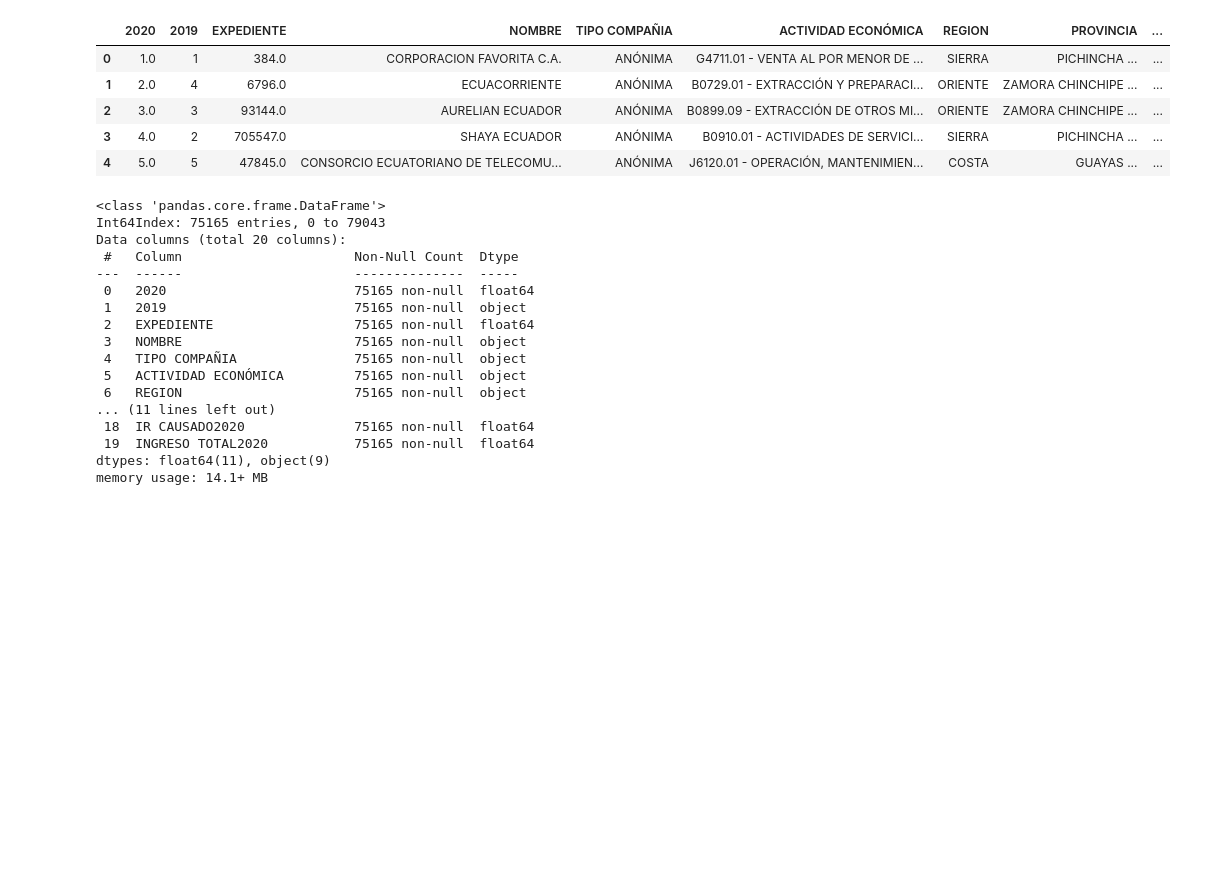
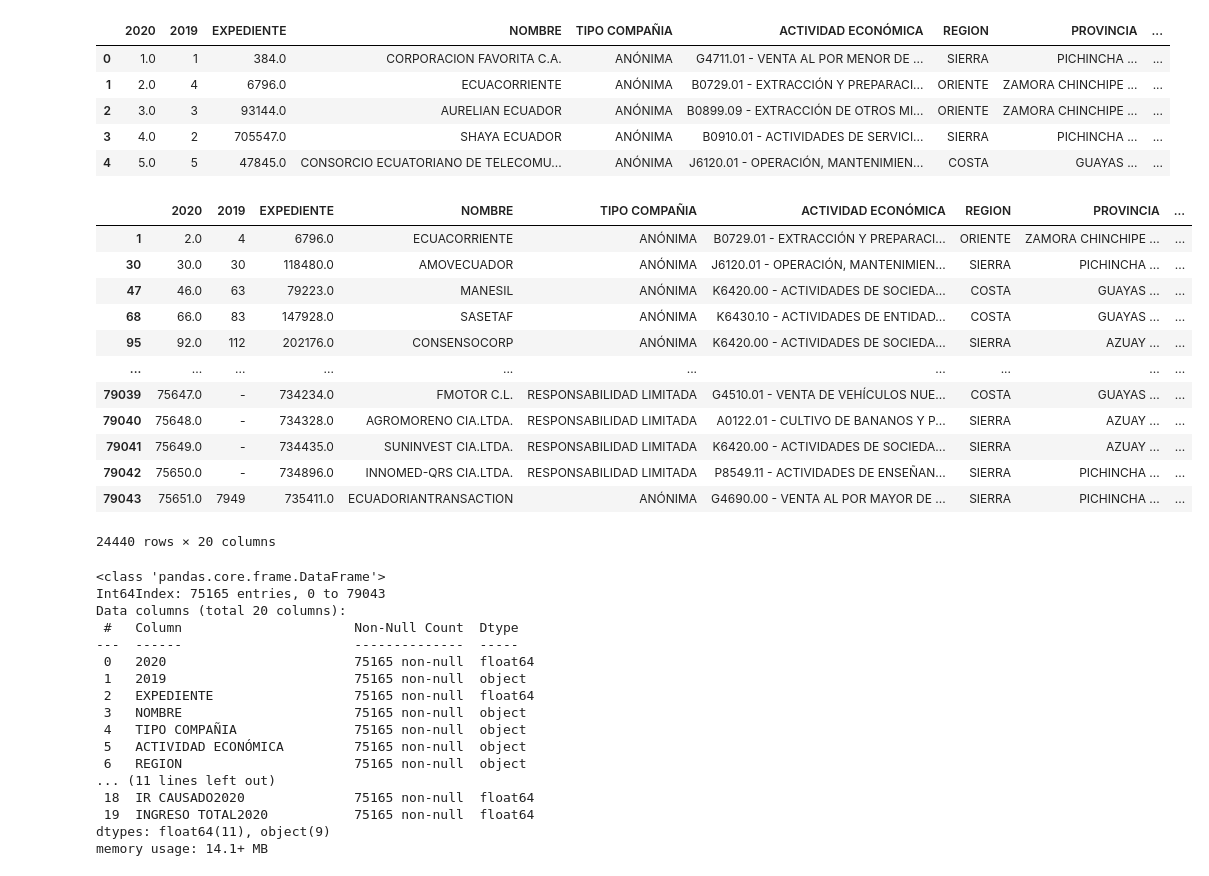
Before and after one commit to JFNebel/ecuadorian-graduates-workforce-mobility, a Jupyter notebook: Avance1/Datasets_preprocessing/CleaningSuperCias.ipynb, the cells around one changed output. Saved outputs shown, nothing was run; the diff lists cells and outputs as text; code cells hidden in the pictures; blank space fills up the shorter version.

```diff
--- a/Avance1/Datasets_preprocessing/CleaningSuperCias.ipynb
+++ b/Avance1/Datasets_preprocessing/CleaningSuperCias.ipynb
@@ -131,6 +131,23 @@ df['IR CAUSADO2020'] = df['IR CAUSADO2020'].str.replace(',','')
 df['IR CAUSADO2020'] = pd.to_numeric(df['IR CAUSADO2020'])
 df['INGRESO TOTAL2020'] = df['INGRESO TOTAL2020'].str.replace(',','')
 df['INGRESO TOTAL2020'] = pd.to_numeric(df['INGRESO TOTAL2020'])
+# %%
+# Drop companies with no registeres sales during the year
+df[df['INGRESOS POR VENTA2020']== 0]
+# %% [output]
+|  | 2020 | 2019 | EXPEDIENTE | NOMBRE | TIPO COMPAÑIA | ACTIVIDAD ECONÓMICA | REGION | PROVINCIA | ... |
+| 1 | 2.0 | 4 | 6796.0 | ECUACORRIENTE | ANÓNIMA | B0729.01 - EXTRACCIÓN Y PREPARACI... | ORIENTE | ZAMORA CHINCHIPE ... | ... |
+| 30 | 30.0 | 30 | 118480.0 | AMOVECUADOR | ANÓNIMA | J6120.01 - OPERACIÓN, MANTENIMIEN... | SIERRA | PICHINCHA ... | ... |
+| 47 | 46.0 | 63 | 79223.0 | MANESIL | ANÓNIMA | K6420.00 - ACTIVIDADES DE SOCIEDA... | COSTA | GUAYAS ... | ... |
+| 68 | 66.0 | 83 | 147928.0 | SASETAF | ANÓNIMA | K6430.10 - ACTIVIDADES DE ENTIDAD... | COSTA | GUAYAS ... | ... |
+| 95 | 92.0 | 112 | 202176.0 | CONSENSOCORP | ANÓNIMA | K6420.00 - ACTIVIDADES DE SOCIEDA... | SIERRA | AZUAY ... | ... |
+| ... | ... | ... | ... | ... | ... | ... | ... | ... | ... |
+| 79039 | 75647.0 | - | 734234.0 | FMOTOR C.L. | RESPONSABILIDAD LIMITADA | G4510.01 - VENTA DE VEHÍCULOS NUE... | COSTA | GUAYAS ... | ... |
+| 79040 | 75648.0 | - | 734328.0 | AGROMORENO CIA.LTDA. | RESPONSABILIDAD LIMITADA | A0122.01 - CULTIVO DE BANANOS Y P... | SIERRA | AZUAY ... | ... |
+| 79041 | 75649.0 | - | 734435.0 | SUNINVEST CIA.LTDA. | RESPONSABILIDAD LIMITADA | K6420.00 - ACTIVIDADES DE SOCIEDA... | SIERRA | AZUAY ... | ... |
+| 79042 | 75650.0 | - | 734896.0 | INNOMED-QRS CIA.LTDA. | RESPONSABILIDAD LIMITADA | P8549.11 - ACTIVIDADES DE ENSEÑAN... | SIERRA | PICHINCHA ... | ... |
+| 79043 | 75651.0 | 7949 | 735411.0 | ECUADORIANTRANSACTION | ANÓNIMA | G4690.00 - VENTA AL POR MAYOR DE ... | SIERRA | PICHINCHA ... | ... |
+24440 rows × 20 columns
 # %%
 df.info()
 # %% [output]
```
Also changed, not shown: parts of 1 cell of this notebook, 4 other files.
